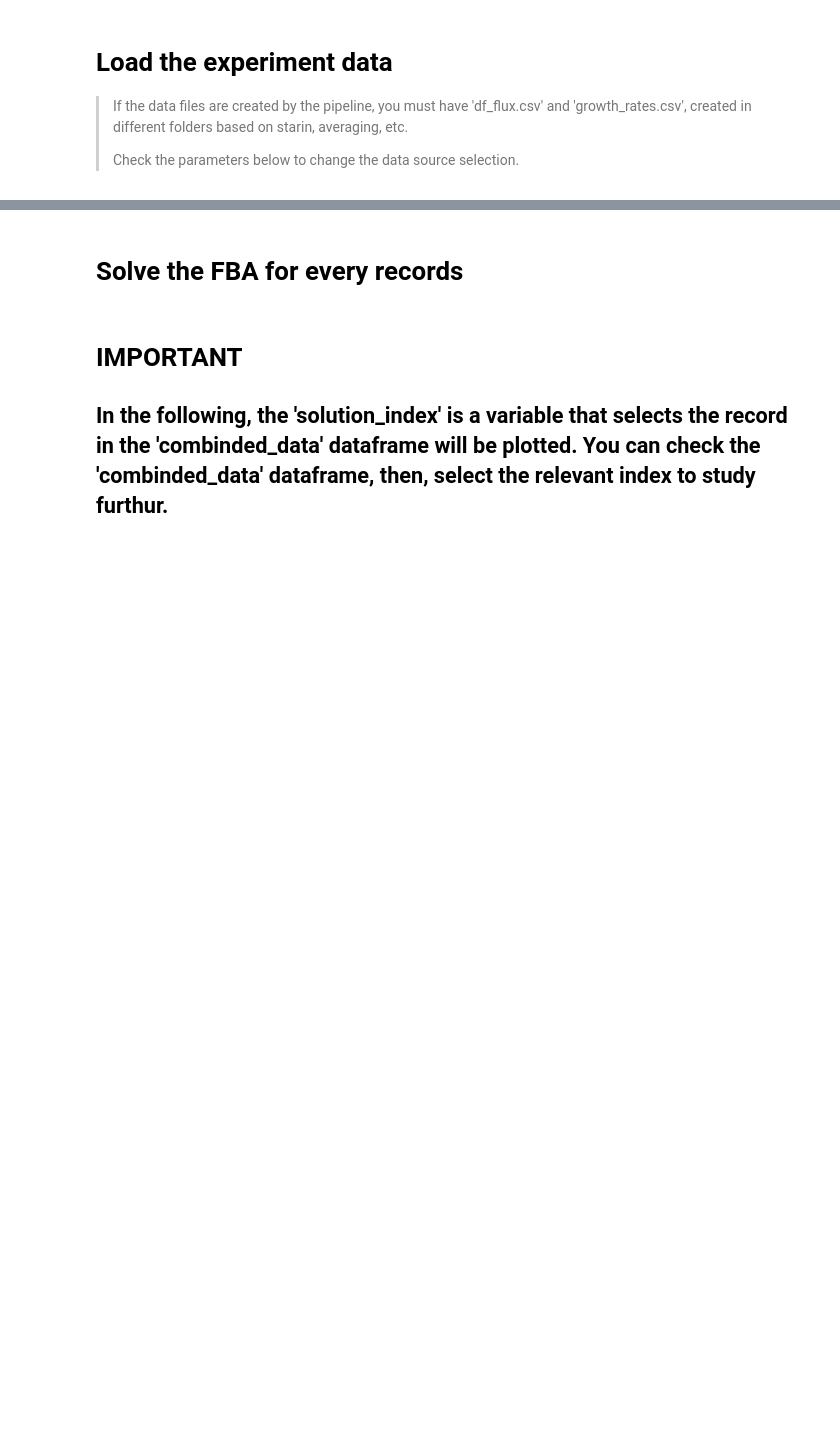
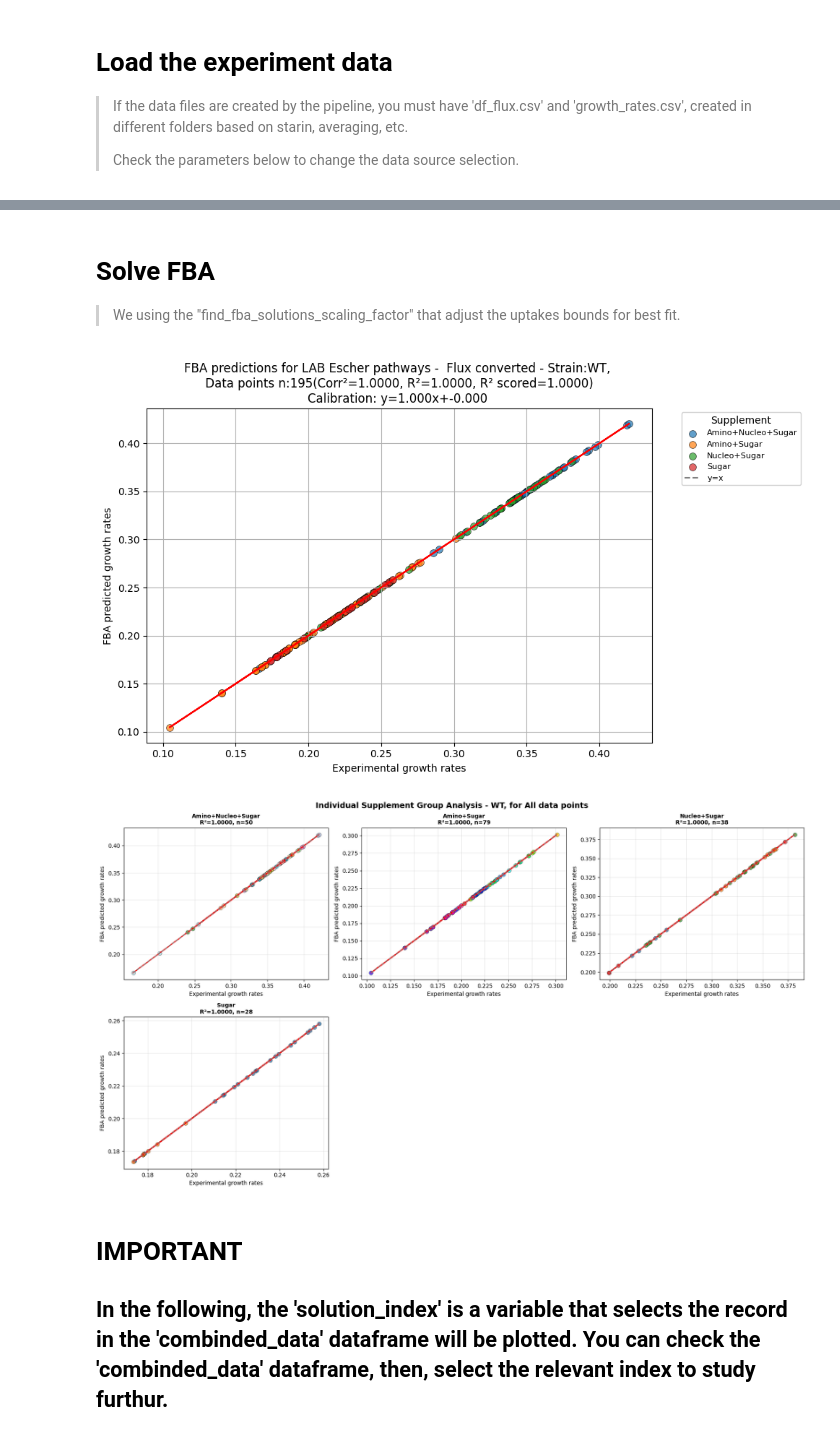
Before and after one commit to rpazuki/FBA_tools, a Jupyter notebook: Examples/FBA_on_LAB_Escher_pathways.ipynb, the cells around one changed output, grey strips where cells are left out. Saved outputs shown, nothing was run; the diff lists cells and outputs as text; code cells hidden in the pictures; blank space fills up the shorter version.

```diff
--- a/Examples/FBA_on_LAB_Escher_pathways.ipynb
+++ b/Examples/FBA_on_LAB_Escher_pathways.ipynb
@@ -198,2 +84,5 @@ combinded_data = pd.concat([exp_data.reset_index(drop=True), growth_data.reset_i
 # %% [markdown]
-# Solve the FBA for every records
+# Solve FBA
+
+
+> We using the "find_fba_solutions_scaling_factor" that adjust the uptakes bounds for best fit.
@@ -229,3 +89,25 @@ for _, row in exp_data.iterrows():
+# %%
+from labUtils.fba.fba_tools import find_fba_solutions_scaling_factor
+df_data, df_fluxes, df_shadow_prices = find_fba_solutions_scaling_factor(df_data,
+                                                                         model,
+                                                                         all_medium_columns,
+                                                                         use_sfba=False,
+                                                                         gr_column=gr_column,
+                                                                        )
+# %%
+from labUtils.fba.visualisations import plot_fba_predictions
+
+plot_fba_predictions(df_data,
+                     gr_column=gr_column,
+                     per_strain=True,
+                     replication = replication,
+                     strain=strain,
+                     #experiment=experiment,
+                     title="FBA predictions for LAB Escher pathways - "
+                     )
+# %% [output]
+[figure, added]
+[figure, added]
 # %% [markdown]
 # IMPORTANT
 ## In the following, the 'solution_index' is a variable that selects the record in the 'combinded_data' dataframe will be plotted. You can check the 'combinded_data' dataframe, then, select the relevant index to study furthur.
```
Also changed, not shown: parts of 19 cells of this notebook, 1 other file.
